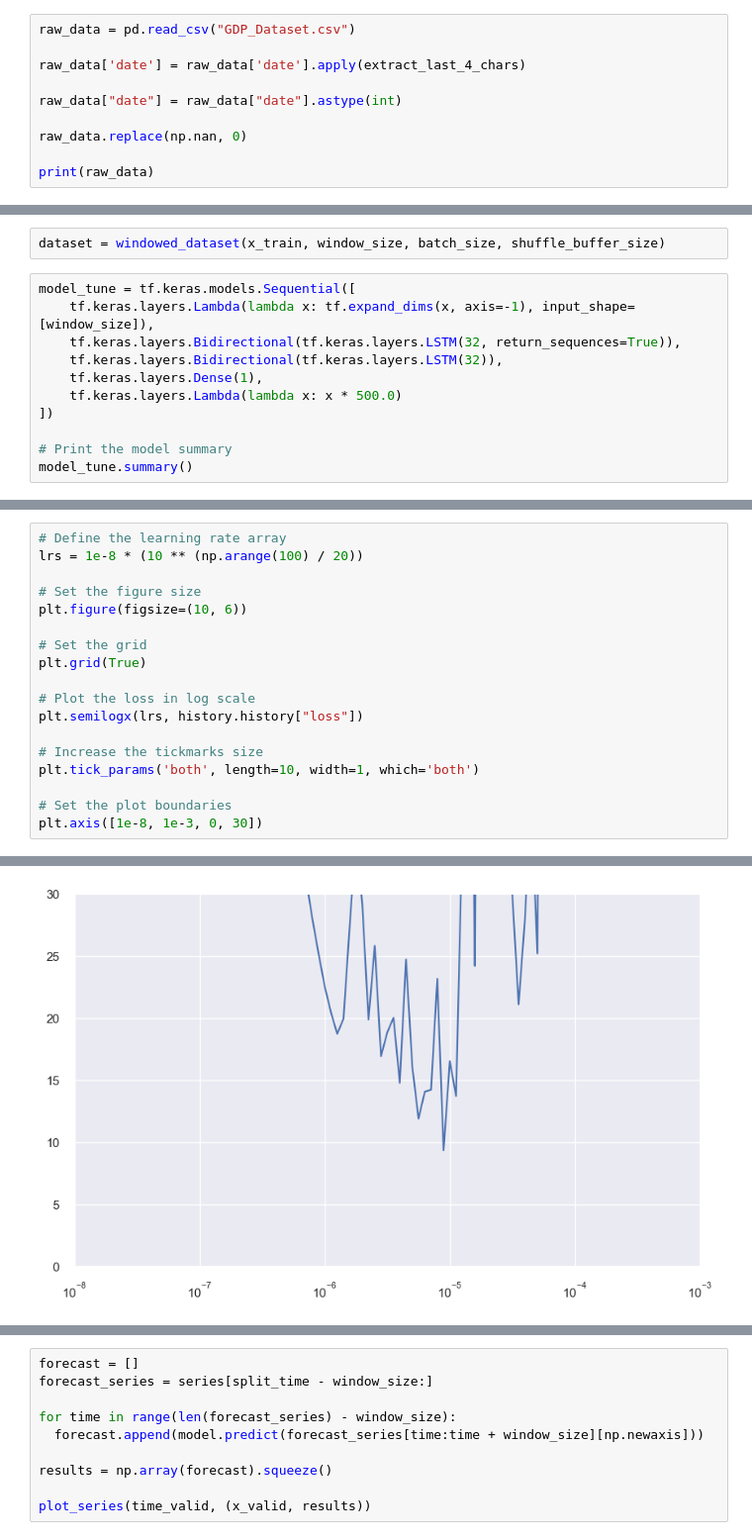
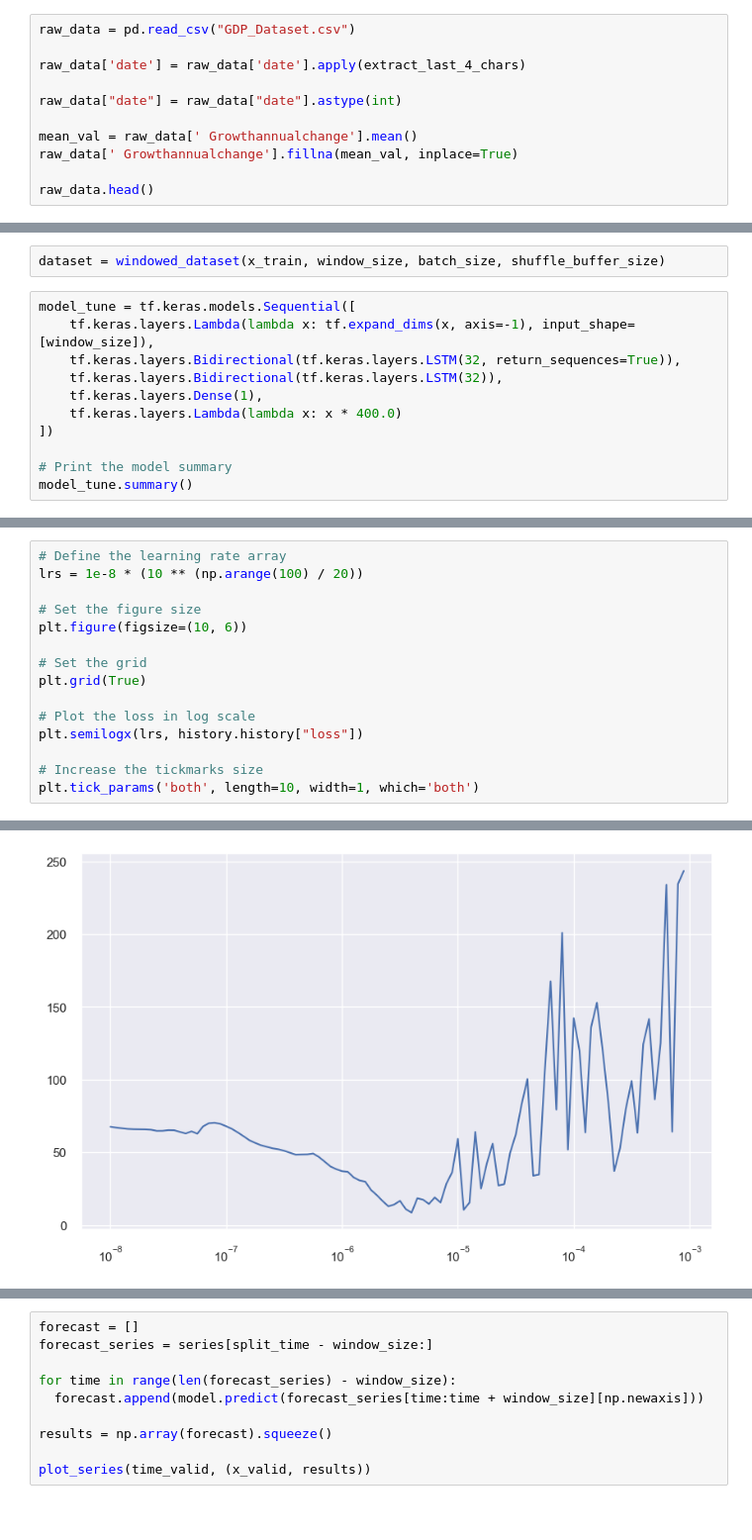
Before and after one commit to Harri200191/GDP-Prediction, a Jupyter notebook: ANN.ipynb, the cells around one changed output, grey strips where cells are left out. Shown: that part at 99% size. Drawn from its saved outputs; the diff is of its cells as text; blank space fills up the shorter version.

```diff
--- a/ANN.ipynb
+++ b/ANN.ipynb
@@ -57,7 +57,8 @@ raw_data['date'] = raw_data['date'].apply(extract_last_4_chars)
 
 raw_data["date"] = raw_data["date"].astype(int)
 
-raw_data.replace(np.nan, 0)
+mean_val = raw_data[' Growthannualchange'].mean()
+raw_data[' Growthannualchange'].fillna(mean_val, inplace=True)
 
-print(raw_data)
+raw_data.head()
 # %% [output]
@@ -98,7 +91,7 @@ model_tune = tf.keras.models.Sequential([
     tf.keras.layers.Bidirectional(tf.keras.layers.LSTM(32, return_sequences=True)),
     tf.keras.layers.Bidirectional(tf.keras.layers.LSTM(32)),
     tf.keras.layers.Dense(1),
-    tf.keras.layers.Lambda(lambda x: x * 500.0)
+    tf.keras.layers.Lambda(lambda x: x * 400.0)
 ])
 
 # Print the model summary
@@ -163,7 +156,4 @@ plt.semilogx(lrs, history.history["loss"])
 
 # Increase the tickmarks size
 plt.tick_params('both', length=10, width=1, which='both')
-
-# Set the plot boundaries
-plt.axis([1e-8, 1e-3, 0, 30])
 # %% [output]
@@ -171,4 +160,4 @@ plt.axis([1e-8, 1e-3, 0, 30])
-[figure, old version]
+[figure, new version]
 # %%
 # Generate data windows of the validation set
 val_set = windowed_dataset(x_valid, window_size, batch_size, shuffle_buffer_size)
```
Also changed, not shown: parts of 11 cells of this notebook.
